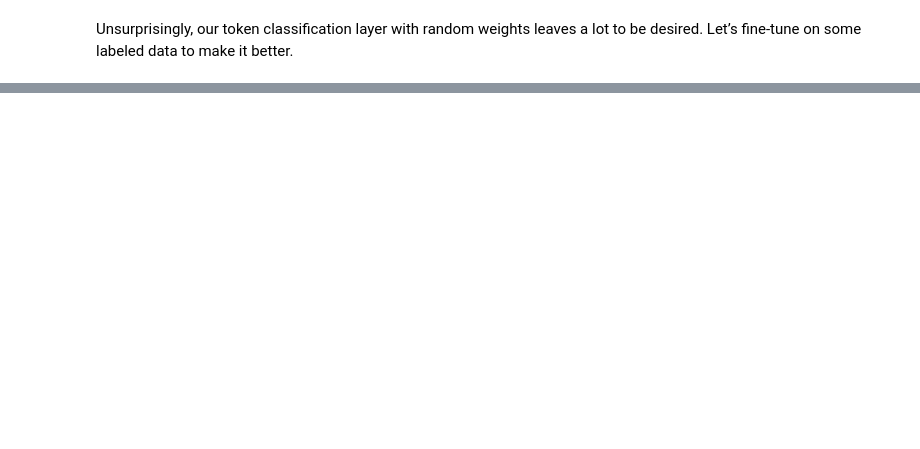
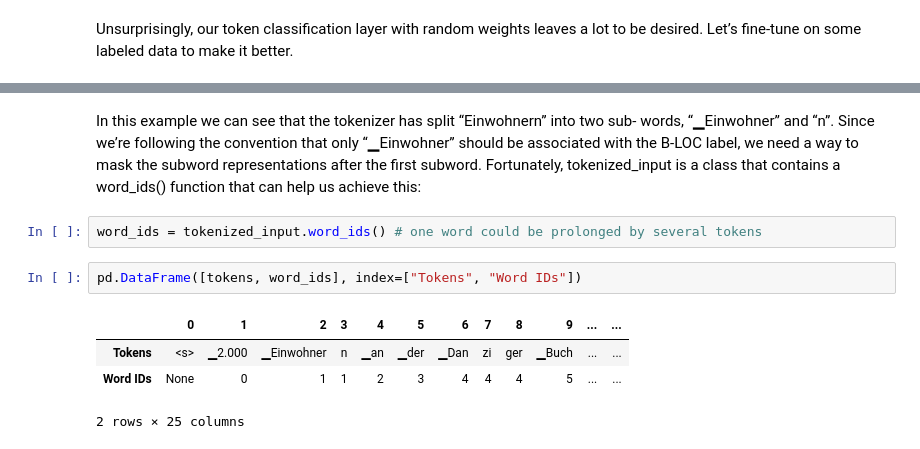
Before and after one commit to Gooogr/Book_nlp_with_transformers, a Jupyter notebook: ch4_multilingual_ner.ipynb, the cells around one changed output, grey strips where cells are left out. Drawn from its saved outputs; the diff is of its cells as text; blank space fills up the shorter version.

```diff
--- a/ch4_multilingual_ner.ipynb
+++ b/ch4_multilingual_ner.ipynb
@@ -273,0 +324,15 @@ desired. Let’s fine-tune on some labeled data to make it better.
+# %% [markdown]
+In this example we can see that the tokenizer has split “Einwohnern” into two sub‐
+words, “▁Einwohner” and “n”. Since we’re following the convention that only
+“▁Einwohner” should be associated with the B-LOC label, we need a way to mask the
+subword representations after the first subword. Fortunately, tokenized_input is a
+class that contains a word_ids() function that can help us achieve this:
+# %%
+word_ids = tokenized_input.word_ids() # one word could be prolonged by several tokens
+# %%
+pd.DataFrame([tokens, word_ids], index=["Tokens", "Word IDs"])
+# %% [output]
+|  | 0 | 1 | 2 | 3 | 4 | 5 | 6 | 7 | 8 | 9 | ... | ... |
+| Tokens | <s> | ▁2.000 | ▁Einwohner | n | ▁an | ▁der | ▁Dan | zi | ger | ▁Buch | ... | ... |
+| Word IDs | None | 0 | 1 | 1 | 2 | 3 | 4 | 4 | 4 | 5 | ... | ... |
+2 rows × 25 columns
```
Also changed, not shown: parts of 36 cells of this notebook.
